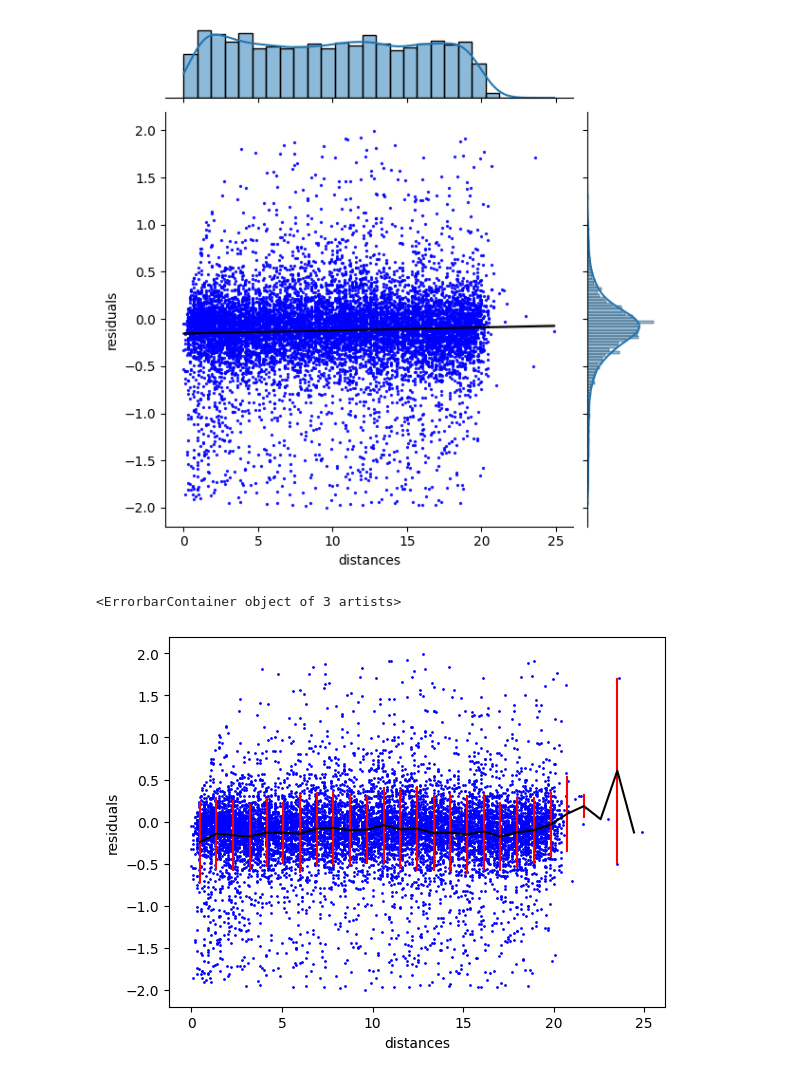
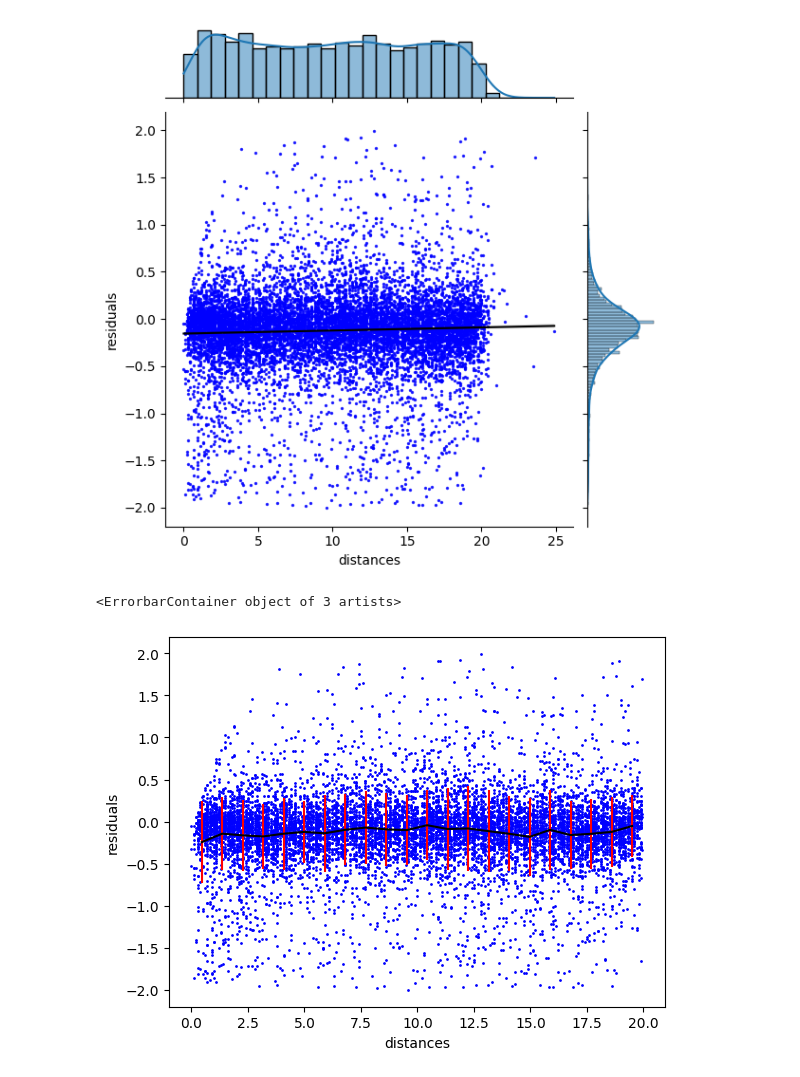
Before and after one commit to GiancarloSaran/LaboratoryOfComputationalPhysics_Y6, a Jupyter notebook: 07ex_Visualization.ipynb, the cells around one changed output. Cells and saved outputs as stored; diff of their text form; code cells hidden in the pictures.

Commit message:
Corrected last plot

```diff
--- a/07ex_Visualization.ipynb
+++ b/07ex_Visualization.ipynb
@@ -123,12 +123,13 @@ sns.jointplot(df, x='distances', y='residuals', kind='reg', scatter_kws={'color'
 <seaborn.axisgrid.JointGrid at 0x...>
 [figure]
 # %%
-nbins, bins = np.histogram(df['distances'], bins='auto')
+dfl = df.loc[df['distances']<20]
+nbins, bins = np.histogram(dfl['distances'], bins='auto')
 x = 0.5*(bins[1:]+bins[:-1])
-y, _, _ = bst(df['distances'], df['residuals'], statistic='mean', bins=bins)
-erry, _, _ = bst(df['distances'], df['residuals'], statistic='std', bins=bins)
-df.plot.scatter(x='distances', y='residuals', color='b', s=1)
+y, _, _ = bst(dfl['distances'], dfl['residuals'], statistic='mean', bins=bins)
+erry, _, _ = bst(dfl['distances'], dfl['residuals'], statistic='std', bins=bins)
+dfl.plot.scatter(x='distances', y='residuals', color='b', s=1)
 plt.errorbar(x, y, erry, color='black', ecolor='red')
 # %% [output]
 <ErrorbarContainer object of 3 artists>
-[figure, old version]
+[figure, new version]
```
Also changed, not shown: parts of 2 cells of this notebook.
